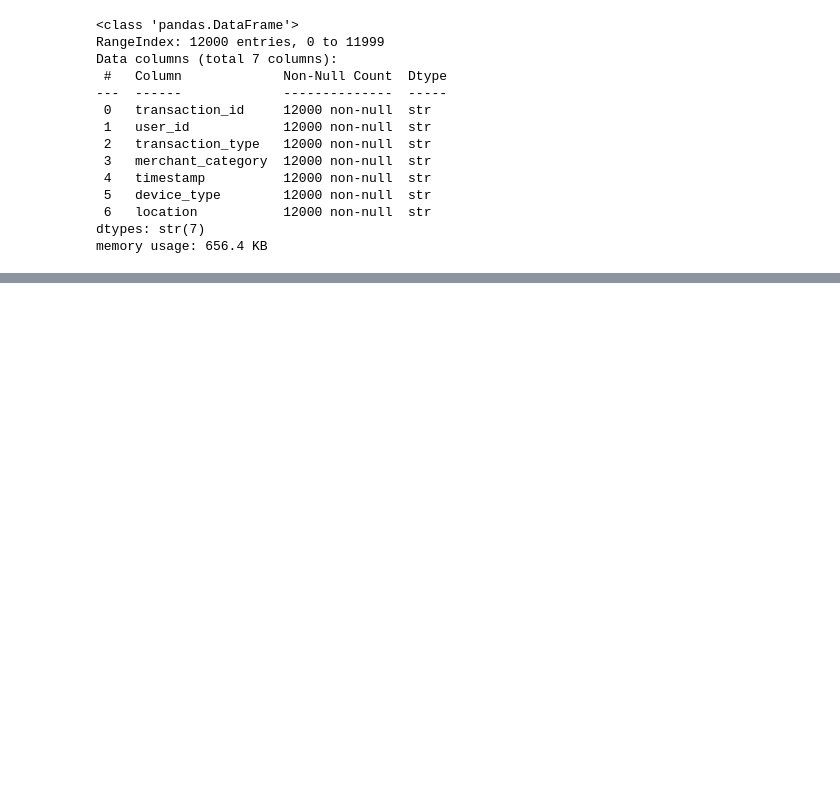
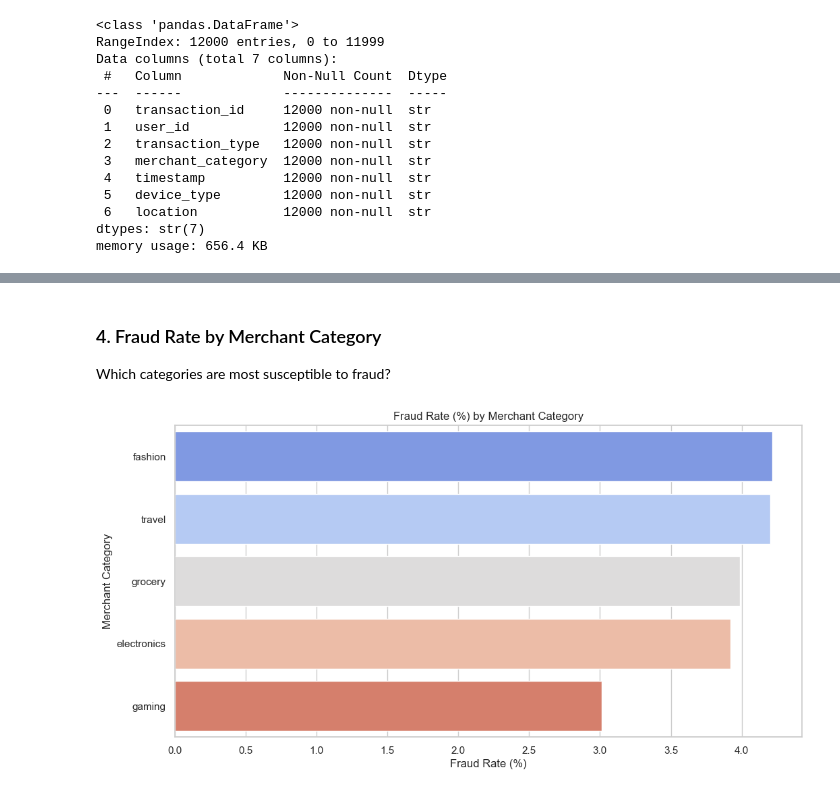
Before and after one commit to justcodez123/Financial-Fraud-Detection, a Jupyter notebook: Python Report/Data_Clean_v3.ipynb, the cells around one changed output, grey strips where cells are left out. Saved outputs shown, nothing was run; the diff lists cells and outputs as text; code cells hidden in the pictures; blank space fills up the shorter version.

```diff
--- a/Python Report/Data_Clean_v3.ipynb
+++ b/Python Report/Data_Clean_v3.ipynb
@@ -274,0 +344,15 @@ memory usage: 656.4 KB
+# %% [markdown]
+### 4. Fraud Rate by Merchant Category
+Which categories are most susceptible to fraud?
+# %%
+merchant_fraud = df.groupby('merchant_category')['is_fraud'].mean().sort_values(ascending=False).reset_index()
+merchant_fraud['is_fraud_pct'] = merchant_fraud['is_fraud'] * 100
+
+plt.figure(figsize=(12, 6))
+sns.barplot(x='is_fraud_pct', y='merchant_category', data=merchant_fraud, palette='coolwarm', hue='merchant_category', legend=False)
+plt.title('Fraud Rate (%) by Merchant Category')
+plt.xlabel('Fraud Rate (%)')
+plt.ylabel('Merchant Category')
+plt.show()
+# %% [output]
+[figure, added]
```
Also changed, not shown: parts of 21 cells of this notebook, 9 other files.
